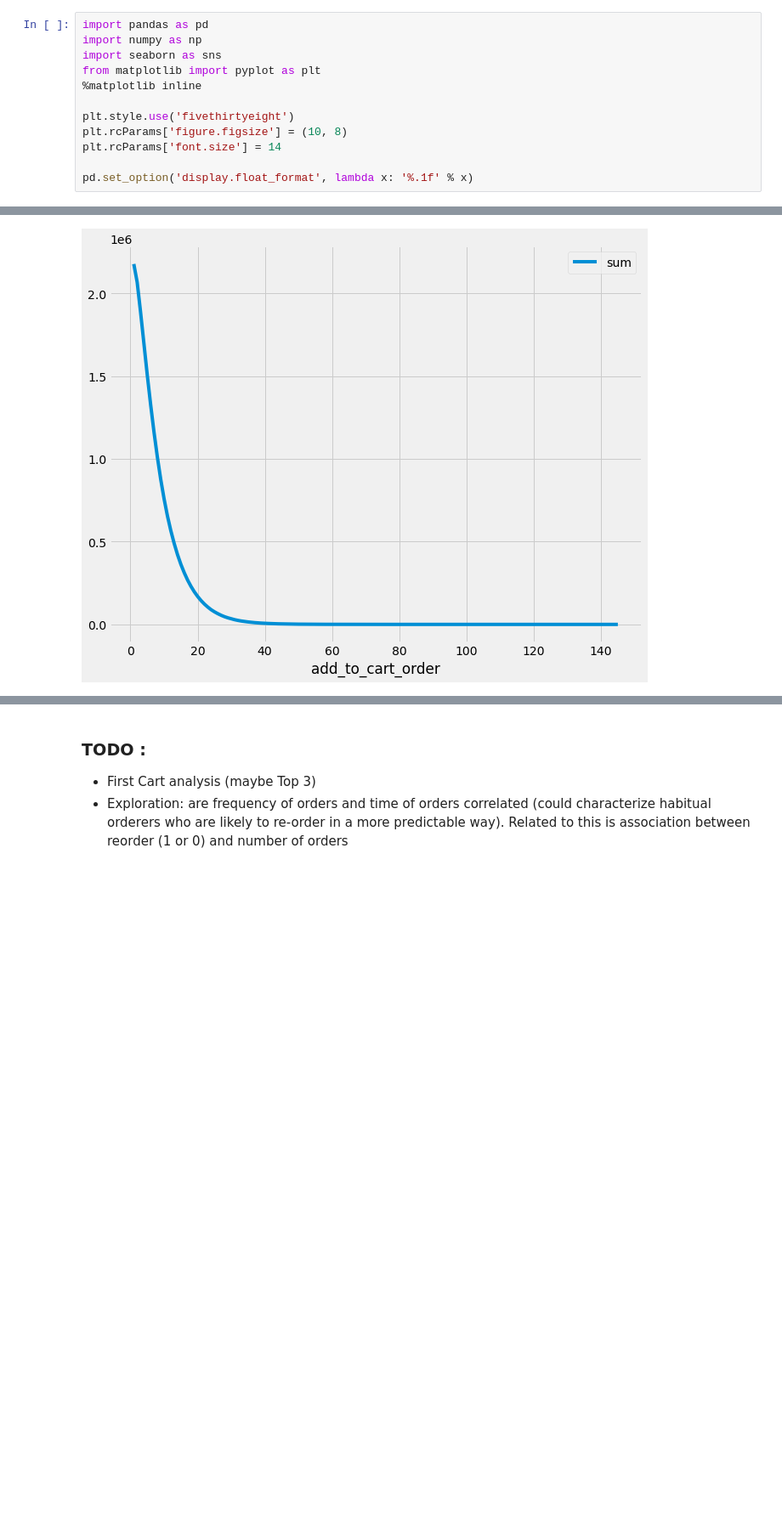
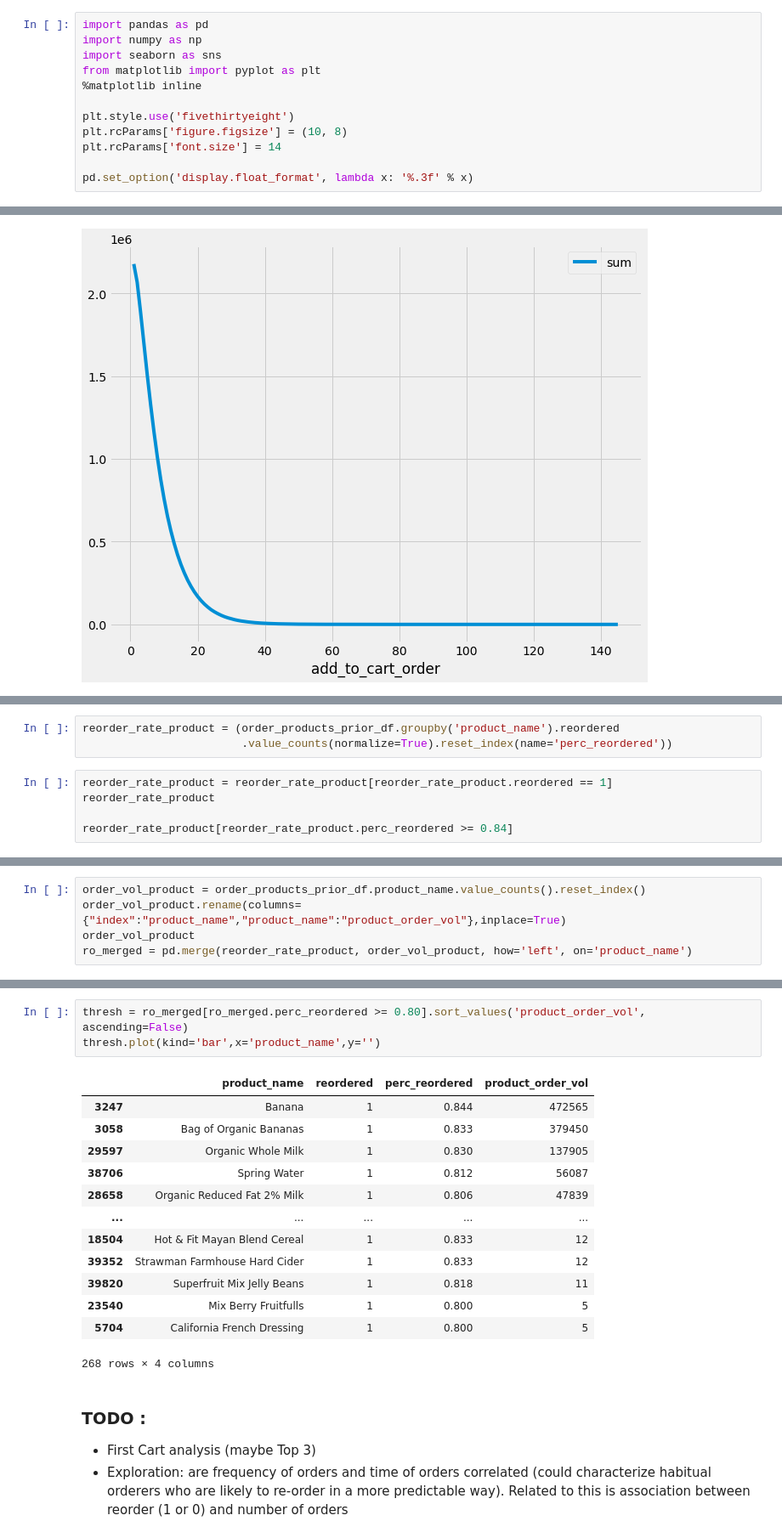
Before and after one commit to tchen052/Instacart-Market-Basket-Analysis, a Jupyter notebook: ipynb/eda/Cleanup and EDA.ipynb, the cells around one changed output, grey strips where cells are left out. Shown: that part at 85% size. Cells and saved outputs as stored; diff of their text form; blank space fills up the shorter version.

```diff
--- a/ipynb/eda/Cleanup and EDA.ipynb
+++ b/ipynb/eda/Cleanup and EDA.ipynb
@@ -11,7 +11,7 @@ plt.style.use('fivethirtyeight')
 plt.rcParams['figure.figsize'] = (10, 8)
 plt.rcParams['font.size'] = 14
 
-pd.set_option('display.float_format', lambda x: '%.1f' % x)
+pd.set_option('display.float_format', lambda x: '%.3f' % x)
 # %%
 aisles = pd.read_csv('../../data/aisles.csv')
 departments = pd.read_csv('../../data/departments.csv')
@@ -615,0 +635,8 @@ order_products_prior.groupby('add_to_cart_order')['reordered'].agg(['sum']).plot
+# %%
+reorder_rate_product = (order_products_prior_df.groupby('product_name').reordered
+                        .value_counts(normalize=True).reset_index(name='perc_reordered'))
+# %%
+reorder_rate_product = reorder_rate_product[reorder_rate_product.reordered == 1]
+reorder_rate_product
+
+reorder_rate_product[reorder_rate_product.perc_reordered >= 0.84]
@@ -615,0 +657,5 @@ order_products_prior.groupby('add_to_cart_order')['reordered'].agg(['sum']).plot
+# %%
+order_vol_product = order_products_prior_df.product_name.value_counts().reset_index()
+order_vol_product.rename(columns={"index":"product_name","product_name":"product_order_vol"},inplace=True)
+order_vol_product
+ro_merged = pd.merge(reorder_rate_product, order_vol_product, how='left', on='product_name')
@@ -616,3 +676,20 @@ order_products_prior.groupby('add_to_cart_order')['reordered'].agg(['sum']).plot
+# %%
+thresh = ro_merged[ro_merged.perc_reordered >= 0.80].sort_values('product_order_vol', ascending=False)
+thresh.plot(kind='bar',x='product_name',y='')
+# %% [output]
+|  | product_name | reordered | perc_reordered | product_order_vol |
+| 3247 | Banana | 1 | 0.844 | 472565 |
+| 3058 | Bag of Organic Bananas | 1 | 0.833 | 379450 |
+| 29597 | Organic Whole Milk | 1 | 0.830 | 137905 |
+| 38706 | Spring Water | 1 | 0.812 | 56087 |
+| 28658 | Organic Reduced Fat 2% Milk | 1 | 0.806 | 47839 |
+| ... | ... | ... | ... | ... |
+| 18504 | Hot & Fit Mayan Blend Cereal | 1 | 0.833 | 12 |
+| 39352 | Strawman Farmhouse Hard Cider | 1 | 0.833 | 12 |
+| 39820 | Superfruit Mix Jelly Beans | 1 | 0.818 | 11 |
+| 23540 | Mix Berry Fruitfulls | 1 | 0.800 | 5 |
+| 5704 | California French Dressing | 1 | 0.800 | 5 |
+268 rows × 4 columns
 # %% [markdown]
 ### TODO :
 
```
Also changed, not shown: parts of 5 cells of this notebook.
